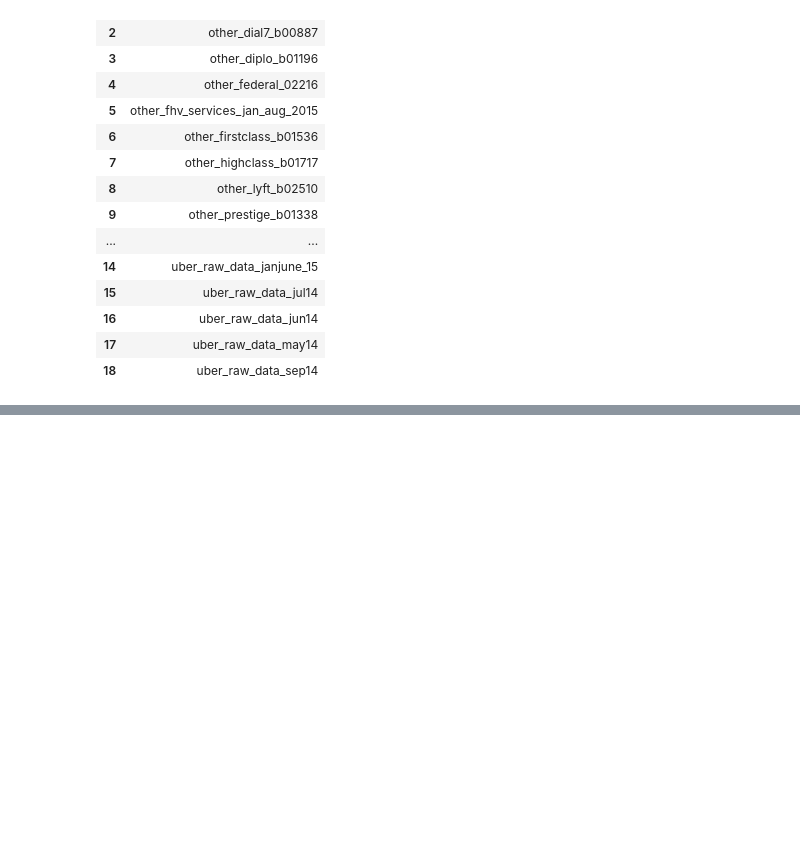
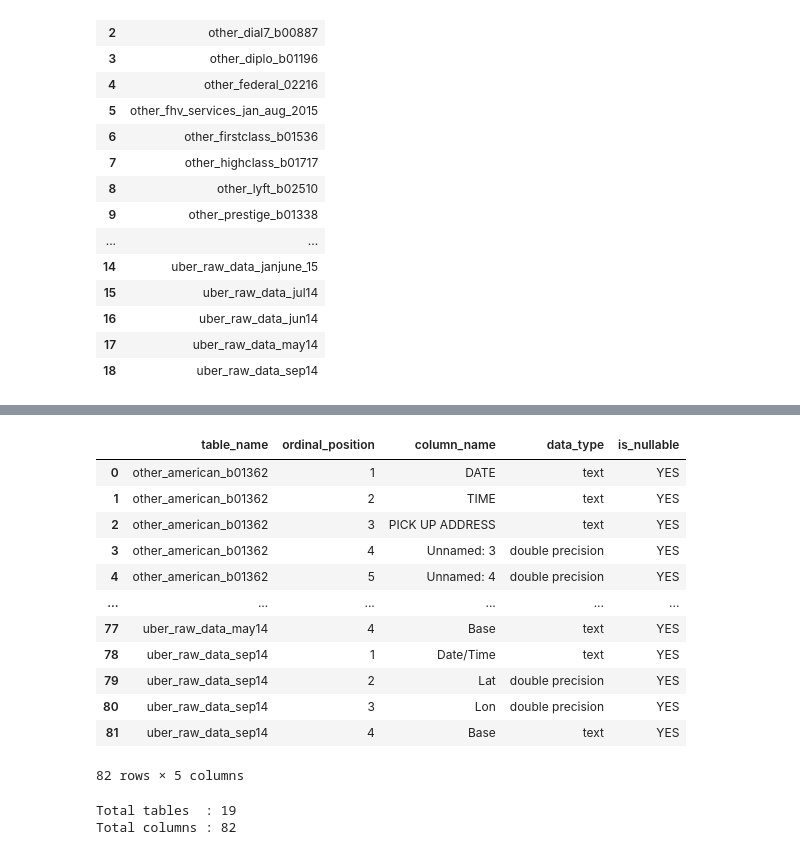
Before and after one commit to abhishekmahto01/DS-365, a Jupyter notebook: Urban_Mobility_Analytics/notebooks/data_discovery.ipynb, the cells around one changed output, grey strips where cells are left out. Cells and saved outputs as stored; diff of their text form; code cells hidden in the pictures; blank space fills up the shorter version.

```diff
--- a/Urban_Mobility_Analytics/notebooks/data_discovery.ipynb
+++ b/Urban_Mobility_Analytics/notebooks/data_discovery.ipynb
@@ -41,3 +41,19 @@ Total tables: 19
 | 16 | uber_raw_data_jun14 |
 | 17 | uber_raw_data_may14 |
 | 18 | uber_raw_data_sep14 |
+# %%
+table_summary = []
+
+for table_name in tables_df["table_name"]:
+
+    df = load_data(engine, table_name)
+
+    table_summary.append({
+        "table_name": table_name,
+        "rows": df.shape[0],
+        "columns": df.shape[1]
+    })
+
+table_summary = pd.DataFrame(table_summary)
+
+table_summary
@@ -43,0 +101,36 @@ Total tables: 19
+# %%
+schema_query = """
+SELECT
+    table_name,
+    ordinal_position,
+    column_name,
+    data_type,
+    is_nullable
+FROM information_schema.columns
+WHERE table_schema = 'public'
+ORDER BY table_name, ordinal_position;
+"""
+
+schema_df = pd.read_sql(schema_query, engine)
+
+schema_df
+# %% [output]
+|  | table_name | ordinal_position | column_name | data_type | is_nullable |
+| 0 | other_american_b01362 | 1 | DATE | text | YES |
+| 1 | other_american_b01362 | 2 | TIME | text | YES |
+| 2 | other_american_b01362 | 3 | PICK UP ADDRESS | text | YES |
+| 3 | other_american_b01362 | 4 | Unnamed: 3 | double precision | YES |
+| 4 | other_american_b01362 | 5 | Unnamed: 4 | double precision | YES |
+| ... | ... | ... | ... | ... | ... |
+| 77 | uber_raw_data_may14 | 4 | Base | text | YES |
+| 78 | uber_raw_data_sep14 | 1 | Date/Time | text | YES |
+| 79 | uber_raw_data_sep14 | 2 | Lat | double precision | YES |
+| 80 | uber_raw_data_sep14 | 3 | Lon | double precision | YES |
+| 81 | uber_raw_data_sep14 | 4 | Base | text | YES |
+82 rows × 5 columns
+# %%
+print(f"Total tables  : {schema_df['table_name'].nunique()}")
+print(f"Total columns : {len(schema_df)}")
+# %% [output]
+Total tables  : 19
+Total columns : 82
```
Also changed, not shown: parts of 7 cells of this notebook.
